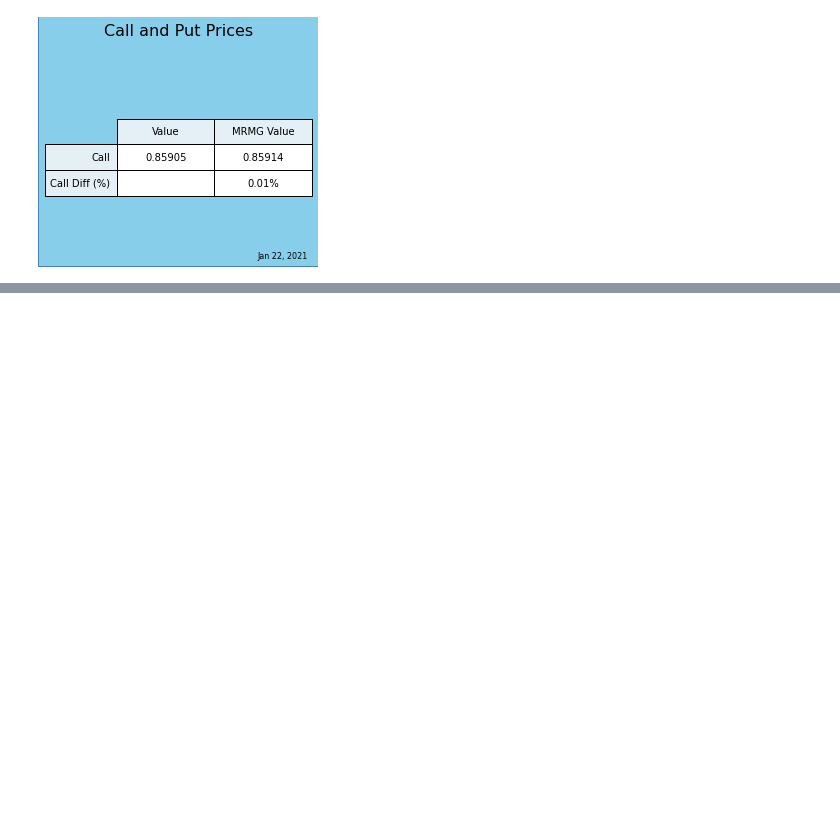
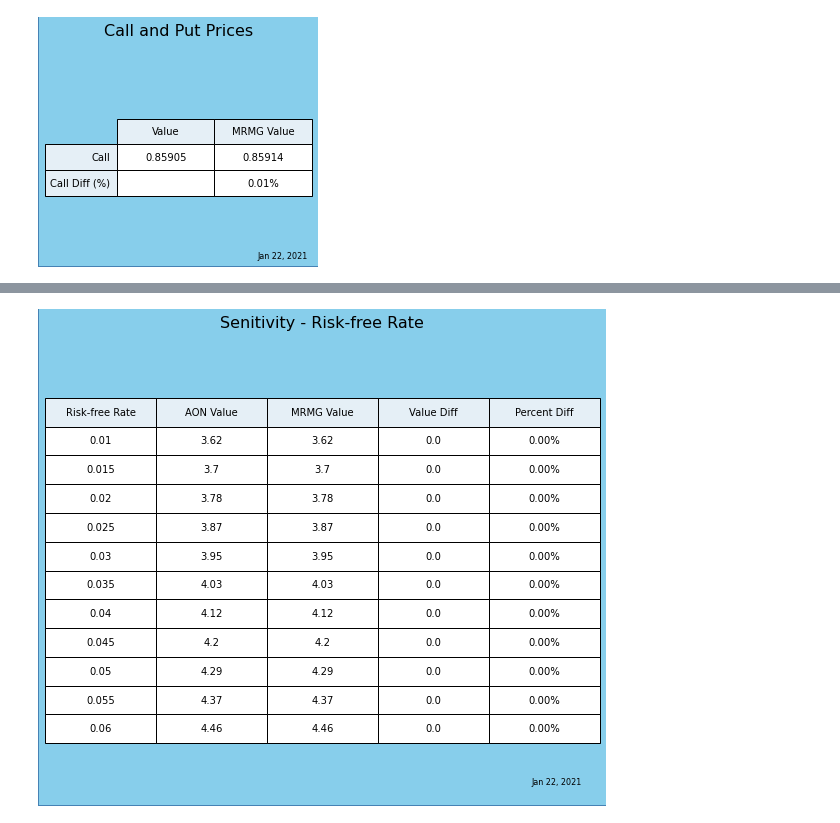
Before and after one commit to abehrman/black_scholes_Python_Panel_served, a Jupyter notebook: BlackScholes.ipynb, the cells around one changed output, grey strips where cells are left out. Cells and saved outputs as stored; diff of their text form; code cells hidden in the pictures; blank space fills up the shorter version.

```diff
--- a/BlackScholes.ipynb
+++ b/BlackScholes.ipynb
@@ -92,0 +157,9 @@ draw_both_tables(vars, baseCall)
+# %%
+sensitivity_label = 'Risk-free Rate'
+var = 'rate'
+sensitivity_vals = np.round(np.linspace(.01,.06,11,True),3)
+AON_FVs = [3.62,3.70,3.78,3.87,3.95,4.03,4.12,4.2,4.29,4.37,4.46]
+
+sensitivity_table(myOpt, var, sensitivity_label, sensitivity_vals, AON_FVs);
+# %% [output]
+[figure, added]
```
Also changed, not shown: parts of 17 cells of this notebook, 3 other files.
